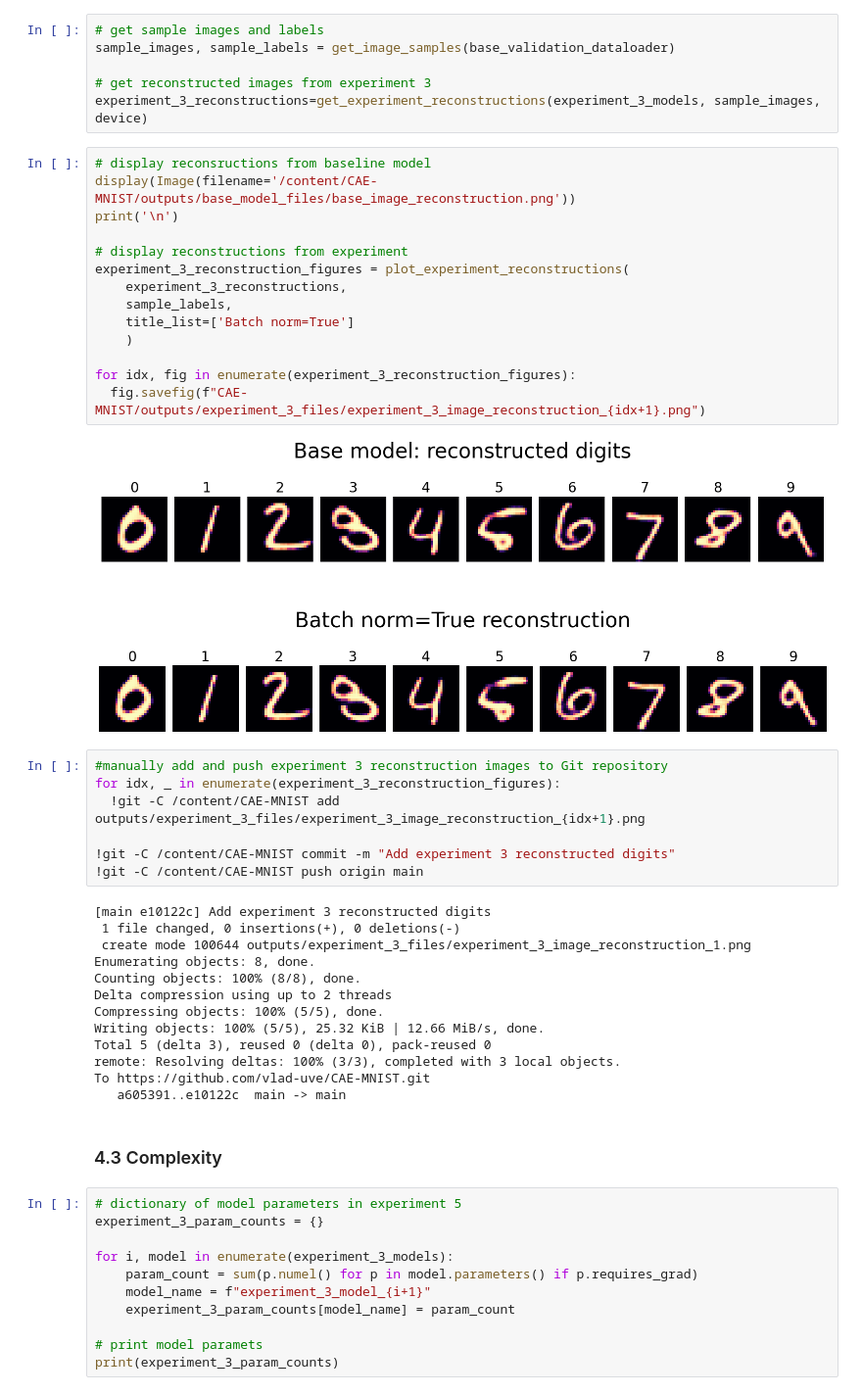
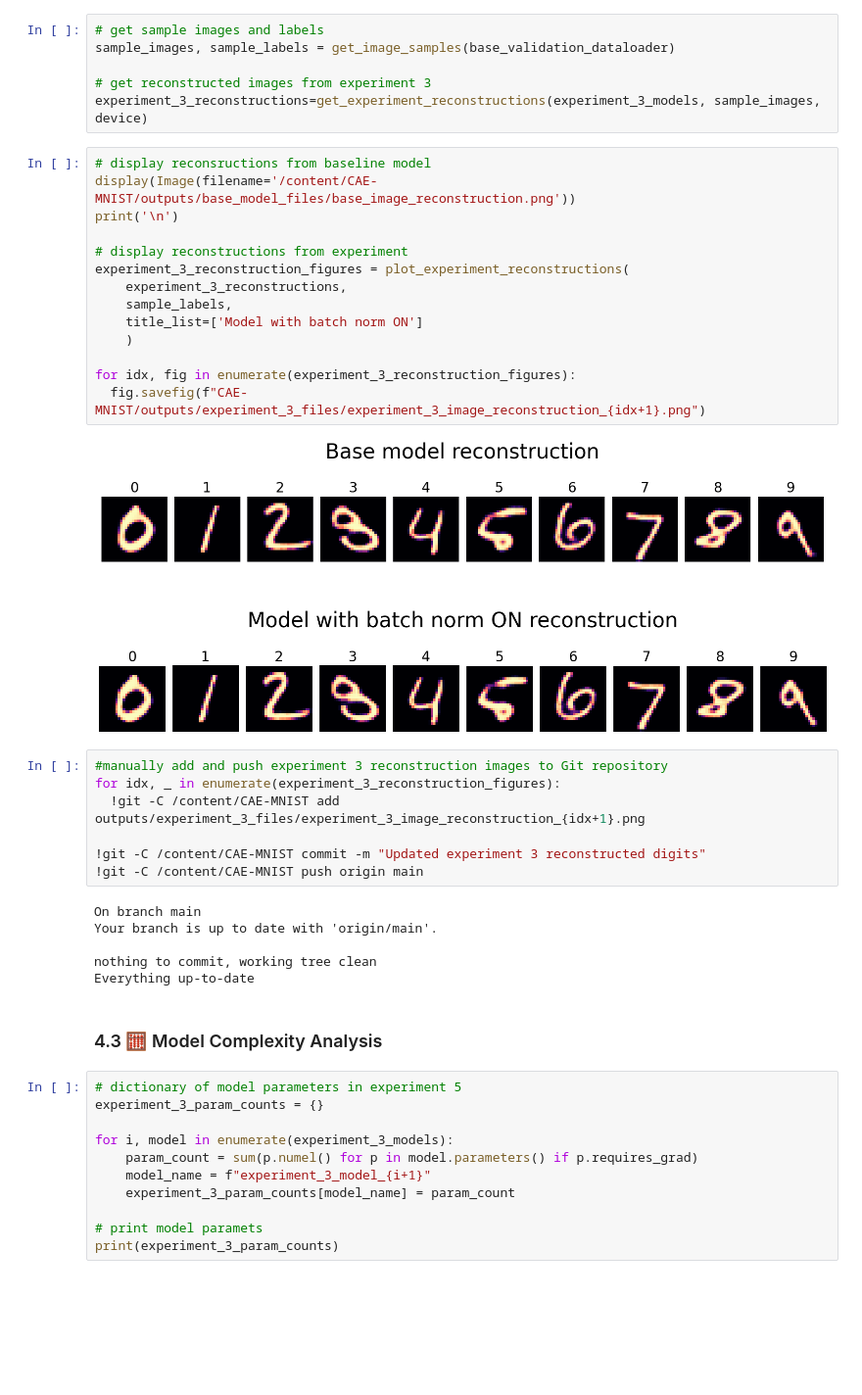
Before and after one commit to vlad-uve/CAE-MNIST, a Jupyter notebook: notebooks/CAE_experiment_3(batch_norm).ipynb, the cells around one changed output. Shown at 98% size. Saved outputs shown, nothing was run; the diff lists cells and outputs as text; blank space fills up the shorter version.

```diff
--- a/notebooks/CAE_experiment_3(batch_norm).ipynb
+++ b/notebooks/CAE_experiment_3(batch_norm).ipynb
@@ -321,42 +352,35 @@ experiment_3_reconstructions=get_experiment_reconstructions(experiment_3_models,
 # %%
 # display reconsructions from baseline model
 display(Image(filename='/content/CAE-MNIST/outputs/base_model_files/base_image_reconstruction.png'))
 print('\n')
 
 # display reconstructions from experiment
 experiment_3_reconstruction_figures = plot_experiment_reconstructions(
     experiment_3_reconstructions,
     sample_labels,
-    title_list=['Batch norm=True']
+    title_list=['Model with batch norm ON']
     )
 
 for idx, fig in enumerate(experiment_3_reconstruction_figures):
   fig.savefig(f"CAE-MNIST/outputs/experiment_3_files/experiment_3_image_reconstruction_{idx+1}.png")
 # %% [output]
-[figure, old version]
+[figure, new version]
-[figure, old version]
+[figure, new version]
 # %%
 #manually add and push experiment 3 reconstruction images to Git repository
 for idx, _ in enumerate(experiment_3_reconstruction_figures):
   !git -C /content/CAE-MNIST add outputs/experiment_3_files/experiment_3_image_reconstruction_{idx+1}.png
 
-!git -C /content/CAE-MNIST commit -m "Add experiment 3 reconstructed digits"
+!git -C /content/CAE-MNIST commit -m "Updated experiment 3 reconstructed digits"
 !git -C /content/CAE-MNIST push origin main
 # %% [output]
-[main e10122c] Add experiment 3 reconstructed digits
- 1 file changed, 0 insertions(+), 0 deletions(-)
- create mode 100644 outputs/experiment_3_files/experiment_3_image_reconstruction_1.png
-Enumerating objects: 8, done.
-Counting objects: 100% (8/8), done.
-Delta compression using up to 2 threads
-Compressing objects: 100% (5/5), done.
-Writing objects: 100% (5/5), 25.32 KiB | 12.66 MiB/s, done.
-Total 5 (delta 3), reused 0 (delta 0), pack-reused 0
-remote: Resolving deltas: 100% (3/3), completed with 3 local objects.
-To https://github.com/vlad-uve/CAE-MNIST.git
-   a605391..e10122c  main -> main
+On branch main
+Your branch is up to date with 'origin/main'.
+
+nothing to commit, working tree clean
+Everything up-to-date
 # %% [markdown]
-### 4.3 Complexity
+### 4.3 🧮 Model Complexity Analysis
 # %%
 # dictionary of model parameters in experiment 5
 experiment_3_param_counts = {}
```
Also changed, not shown: parts of 16 cells of this notebook.
